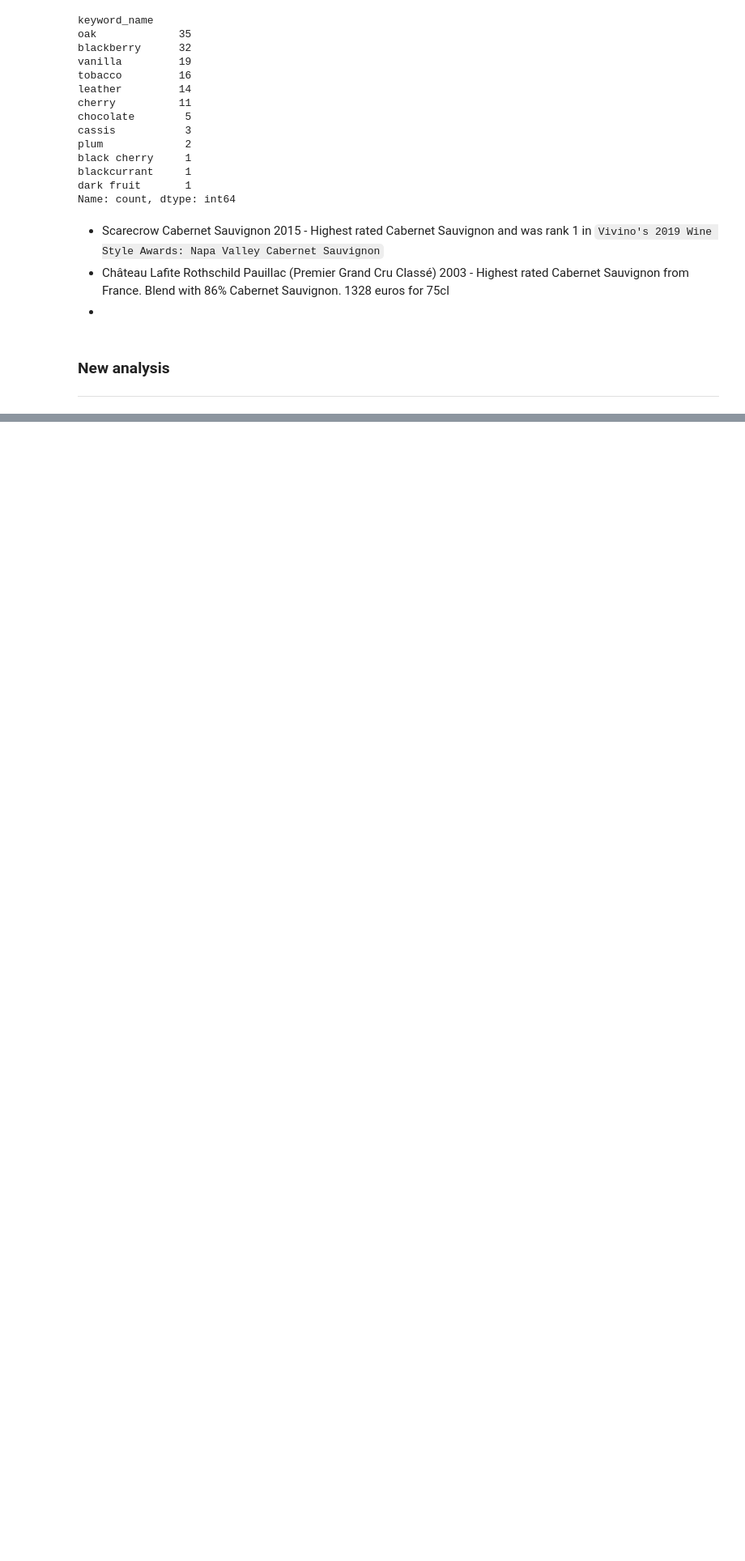
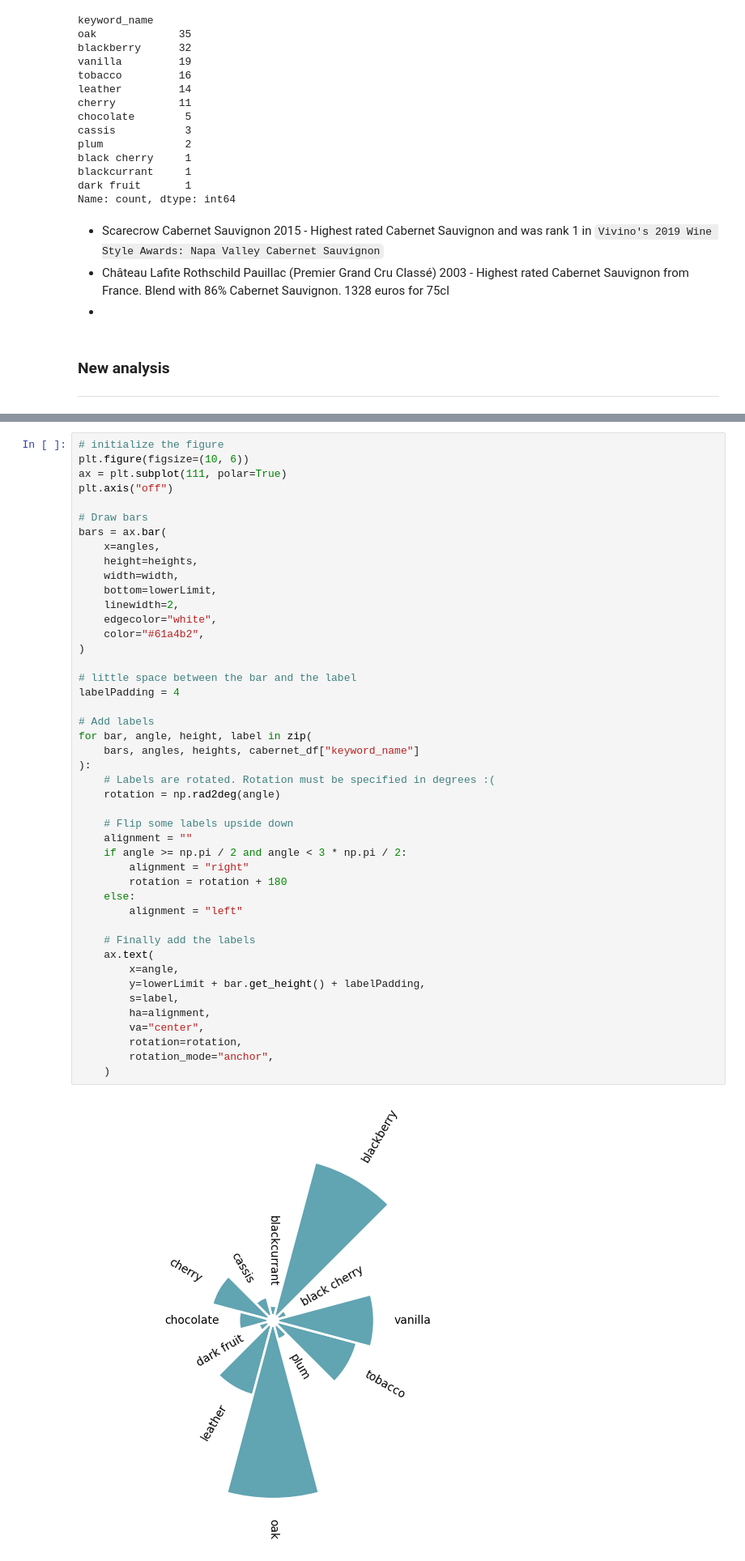
Before and after one commit to jduffy93/wine-market-analysis, a Jupyter notebook: wiwino_analysis.ipynb, the cells around one changed output, grey strips where cells are left out. Shown at 81% size. Cells and saved outputs as stored; diff of their text form; blank space fills up the shorter version.

```diff
--- a/wiwino_analysis.ipynb
+++ b/wiwino_analysis.ipynb
@@ -488,0 +616,47 @@ print(dictionary)
+# %%
+# initialize the figure
+plt.figure(figsize=(10, 6))
+ax = plt.subplot(111, polar=True)
+plt.axis("off")
+
+# Draw bars
+bars = ax.bar(
+    x=angles,
+    height=heights,
+    width=width,
+    bottom=lowerLimit,
+    linewidth=2,
+    edgecolor="white",
+    color="#61a4b2",
+)
+
+# little space between the bar and the label
+labelPadding = 4
+
+# Add labels
+for bar, angle, height, label in zip(
+    bars, angles, heights, cabernet_df["keyword_name"]
+):
+    # Labels are rotated. Rotation must be specified in degrees :(
+    rotation = np.rad2deg(angle)
+
+    # Flip some labels upside down
+    alignment = ""
+    if angle >= np.pi / 2 and angle < 3 * np.pi / 2:
+        alignment = "right"
+        rotation = rotation + 180
+    else:
+        alignment = "left"
+
+    # Finally add the labels
+    ax.text(
+        x=angle,
+        y=lowerLimit + bar.get_height() + labelPadding,
+        s=label,
+        ha=alignment,
+        va="center",
+        rotation=rotation,
+        rotation_mode="anchor",
+    )
+# %% [output]
+[figure, added]
```
Also changed, not shown: parts of 12 cells of this notebook.
